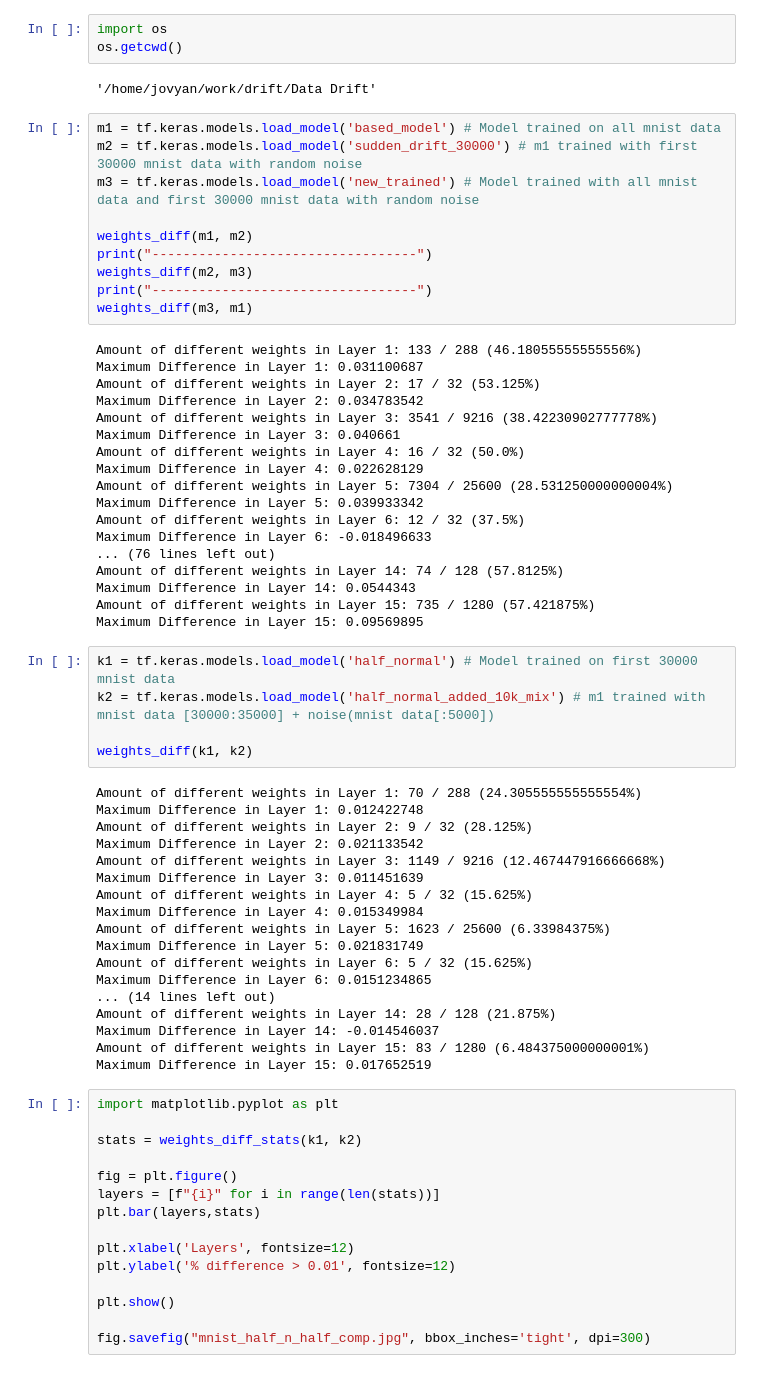
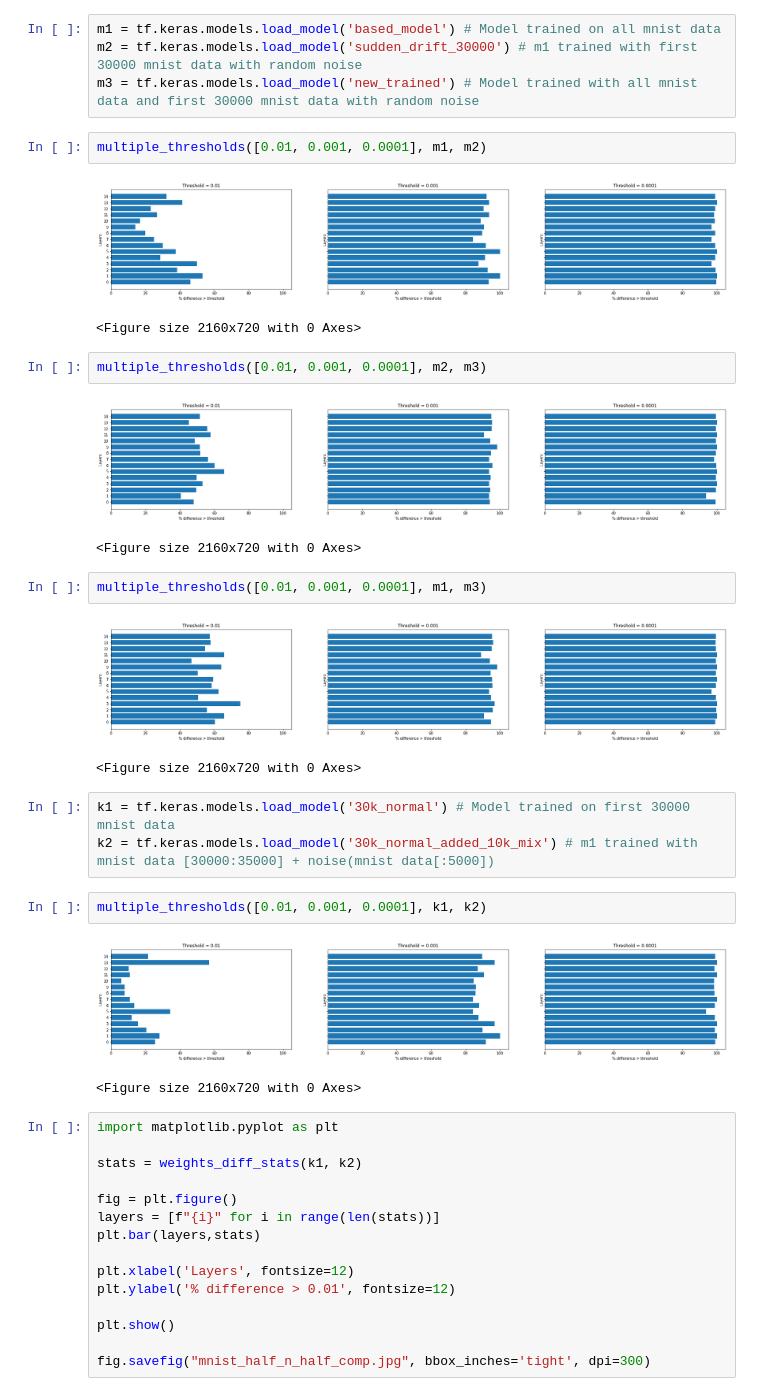
Before and after one commit to amitab/master_thesis, a Jupyter notebook: src/drift/Data Drift/Analyze models.ipynb, the cells around one changed output. Cells and saved outputs as stored; diff of their text form.

```diff
--- a/src/drift/Data Drift/Analyze models.ipynb
+++ b/src/drift/Data Drift/Analyze models.ipynb
@@ -57,59 +121,30 @@ def weights_diff_stats(model1, model2):
-# %%
-import os
-os.getcwd()
-# %% [output]
-'/home/jovyan/work/drift/Data Drift'
 # %%
 m1 = tf.keras.models.load_model('based_model') # Model trained on all mnist data
 m2 = tf.keras.models.load_model('sudden_drift_30000') # m1 trained with first 30000 mnist data with random noise
 m3 = tf.keras.models.load_model('new_trained') # Model trained with all mnist data and first 30000 mnist data with random noise
-
-weights_diff(m1, m2)
-print("----------------------------------")
-weights_diff(m2, m3)
-print("----------------------------------")
-weights_diff(m3, m1)
-# %% [output]
-Amount of different weights in Layer 1: 133 / 288 (46.18055555555556%)
-Maximum Difference in Layer 1: 0.031100687
-Amount of different weights in Layer 2: 17 / 32 (53.125%)
-Maximum Difference in Layer 2: 0.034783542
-Amount of different weights in Layer 3: 3541 / 9216 (38.42230902777778%)
-Maximum Difference in Layer 3: 0.040661
-Amount of different weights in Layer 4: 16 / 32 (50.0%)
-Maximum Difference in Layer 4: 0.022628129
-Amount of different weights in Layer 5: 7304 / 25600 (28.531250000000004%)
-Maximum Difference in Layer 5: 0.039933342
-Amount of different weights in Layer 6: 12 / 32 (37.5%)
-Maximum Difference in Layer 6: -0.018496633
-... (76 lines left out)
-Amount of different weights in Layer 14: 74 / 128 (57.8125%)
-Maximum Difference in Layer 14: 0.0544343
-Amount of different weights in Layer 15: 735 / 1280 (57.421875%)
-Maximum Difference in Layer 15: 0.09569895
+# %%
+multiple_thresholds([0.01, 0.001, 0.0001], m1, m2)
+# %% [output]
+[figure, added]
+<Figure size 2160x720 with 0 Axes>
+# %%
+multiple_thresholds([0.01, 0.001, 0.0001], m2, m3)
+# %% [output]
+[figure, added]
+<Figure size 2160x720 with 0 Axes>
+# %%
+multiple_thresholds([0.01, 0.001, 0.0001], m1, m3)
+# %% [output]
+[figure, added]
+<Figure size 2160x720 with 0 Axes>
 # %%
-k1 = tf.keras.models.load_model('half_normal') # Model trained on first 30000 mnist data
-k2 = tf.keras.models.load_model('half_normal_added_10k_mix') # m1 trained with mnist data [30000:35000] + noise(mnist data[:5000])
-
-weights_diff(k1, k2)
+k1 = tf.keras.models.load_model('30k_normal') # Model trained on first 30000 mnist data
+k2 = tf.keras.models.load_model('30k_normal_added_10k_mix') # m1 trained with mnist data [30000:35000] + noise(mnist data[:5000])
-# %% [output]
-Amount of different weights in Layer 1: 70 / 288 (24.305555555555554%)
-Maximum Difference in Layer 1: 0.012422748
-Amount of different weights in Layer 2: 9 / 32 (28.125%)
-Maximum Difference in Layer 2: 0.021133542
-Amount of different weights in Layer 3: 1149 / 9216 (12.467447916666668%)
-Maximum Difference in Layer 3: 0.011451639
-Amount of different weights in Layer 4: 5 / 32 (15.625%)
-Maximum Difference in Layer 4: 0.015349984
-Amount of different weights in Layer 5: 1623 / 25600 (6.33984375%)
-Maximum Difference in Layer 5: 0.021831749
-Amount of different weights in Layer 6: 5 / 32 (15.625%)
-Maximum Difference in Layer 6: 0.0151234865
-... (14 lines left out)
-Amount of different weights in Layer 14: 28 / 128 (21.875%)
-Maximum Difference in Layer 14: -0.014546037
-Amount of different weights in Layer 15: 83 / 1280 (6.484375000000001%)
-Maximum Difference in Layer 15: 0.017652519
+# %%
+multiple_thresholds([0.01, 0.001, 0.0001], k1, k2)
+# %% [output]
+[figure, added]
+<Figure size 2160x720 with 0 Axes>
 # %%
 import matplotlib.pyplot as plt
 
```
Also changed, not shown: parts of 1 cell of this notebook, 5 other files.
